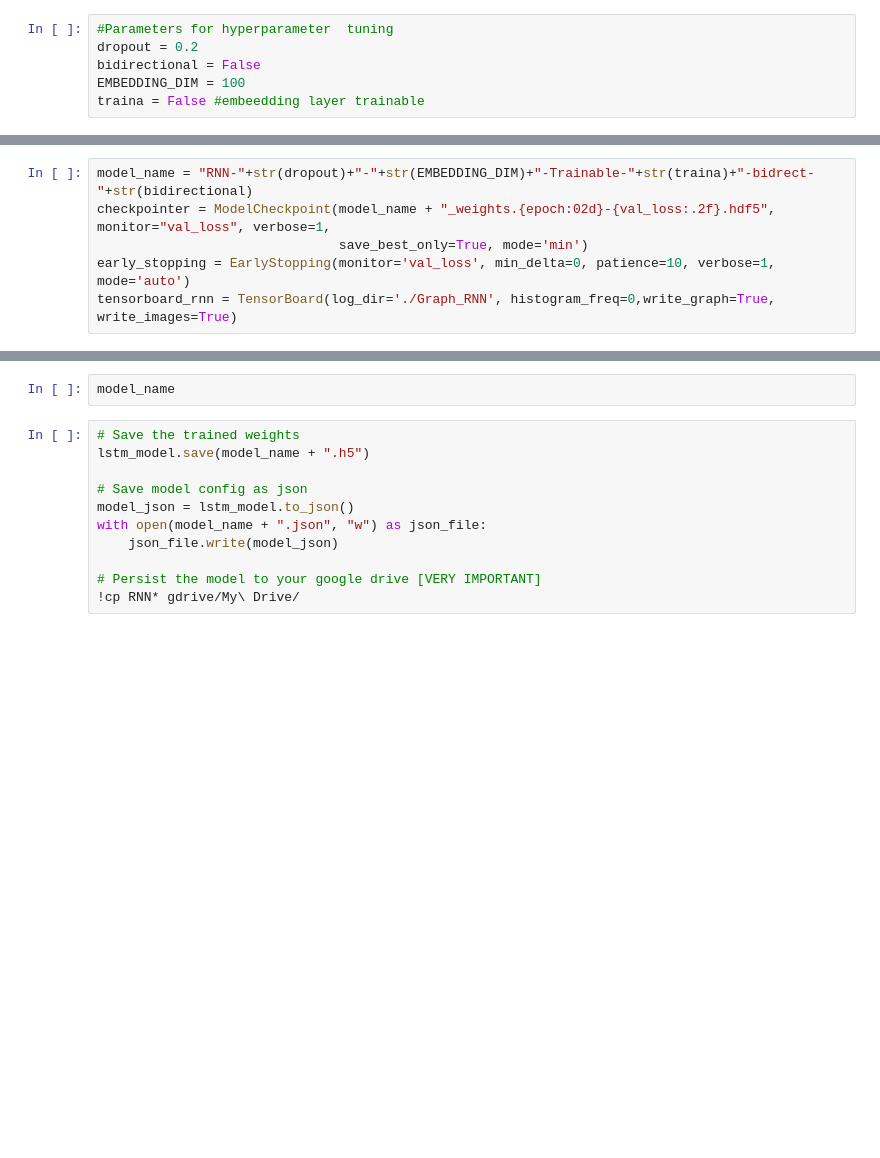
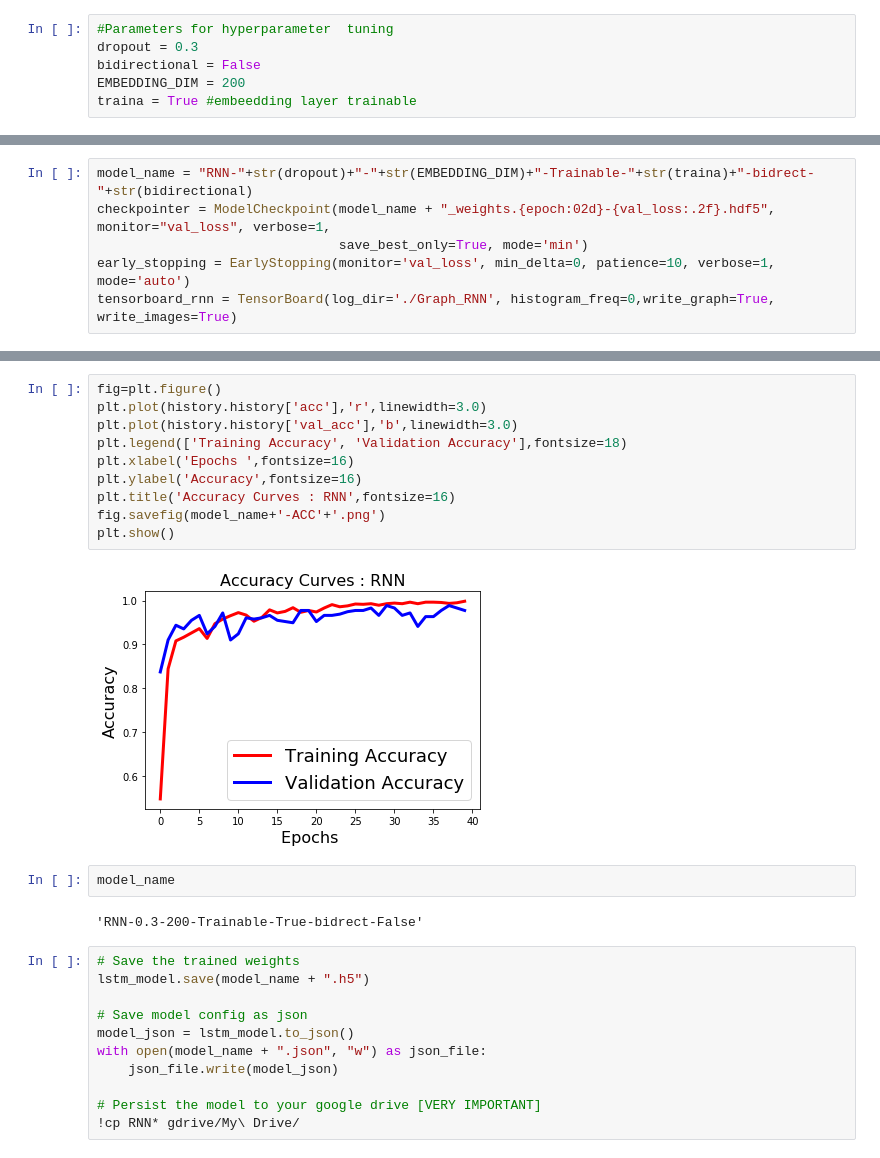
Before and after one commit to rachit-shah/News-Classfication-using-DNN-models, a Jupyter notebook: RNN.ipynb, the cells around one changed output, grey strips where cells are left out. Saved outputs shown, nothing was run; the diff lists cells and outputs as text; blank space fills up the shorter version.

```diff
--- a/RNN.ipynb
+++ b/RNN.ipynb
@@ -205,10 +204,10 @@ Name: category, dtype: int64
 ## Preprocess Data - (split by \n, remove periods, remove slashes)
 # %%
 #Parameters for hyperparameter  tuning
-dropout = 0.2
+dropout = 0.3
 bidirectional = False
-EMBEDDING_DIM = 100
-traina = False #embeedding layer trainable
+EMBEDDING_DIM = 200
+traina = True #embeedding layer trainable
 # %%
 def preprocess(X):
   return X.map(lambda x: x.lower().split("\n")).map(lambda x: [y.split(". ") for y in x]).map(lambda x: [i.replace('\'','') for sl in x for i in sl if i is not ''])
@@ -381,5 +382,19 @@ plt.show()
+# %%
+fig=plt.figure()
+plt.plot(history.history['acc'],'r',linewidth=3.0)
+plt.plot(history.history['val_acc'],'b',linewidth=3.0)
+plt.legend(['Training Accuracy', 'Validation Accuracy'],fontsize=18)
+plt.xlabel('Epochs ',fontsize=16)
+plt.ylabel('Accuracy',fontsize=16)
+plt.title('Accuracy Curves : RNN',fontsize=16)
+fig.savefig(model_name+'-ACC'+'.png')
+plt.show()
+# %% [output]
+[figure, added]
 # %%
 model_name
+# %% [output]
+'RNN-0.3-200-Trainable-True-bidrect-False'
 # %%
 # Save the trained weights
 lstm_model.save(model_name + ".h5")
```
Also changed, not shown: parts of 12 cells of this notebook.
